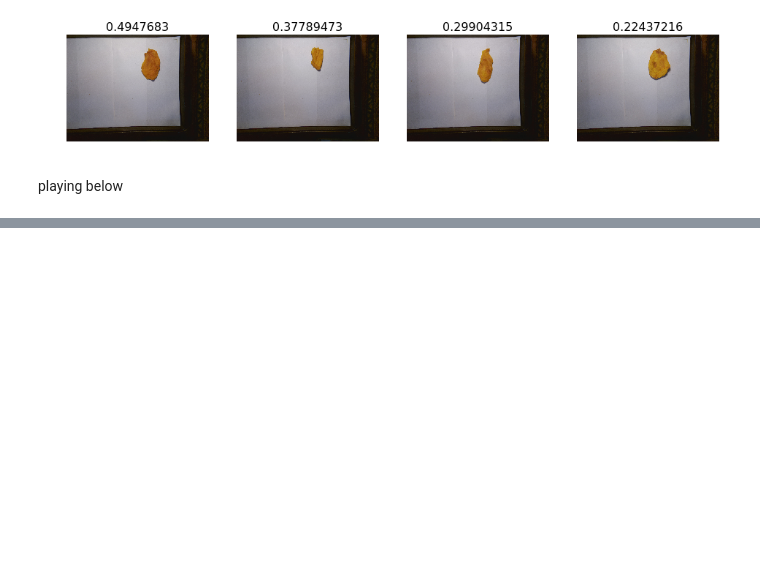
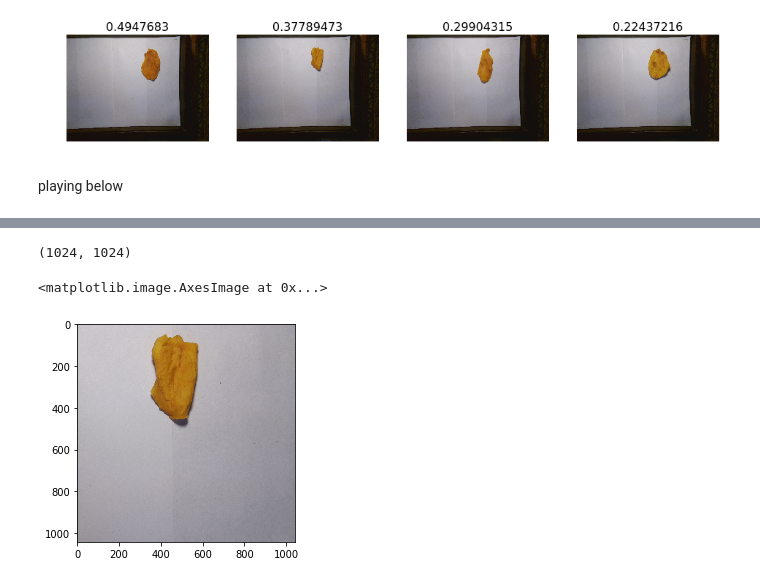
Before and after one commit to jonathanlittel/calimango, a Jupyter notebook: Mango_classification_exploration.ipynb, the cells around one changed output, grey strips where cells are left out. Saved outputs shown, nothing was run; the diff lists cells and outputs as text; code cells hidden in the pictures; blank space fills up the shorter version.

```diff
--- a/Mango_classification_exploration.ipynb
+++ b/Mango_classification_exploration.ipynb
@@ -223,0 +227,14 @@ AttributeError: 'numpy.ndarray' object has no attribute 'crop'
+# %%
+# img_test = Image.open(f'{PATH}valid/qual1/mango_2017-09-13 15:44:37.769756.jpg')
+img_test = Image.open(f'{PATH}valid/qual1/{files[1]}')
+area = (1000, 180, 2024, 1204)
+cropped_img = img_test.crop(area)  # The box is a 4-tuple defining the left, upper, right, and lower pixel
+#cropped_img.show()
+cropped_img.size
+# %% [output]
+(1024, 1024)
+# %%
+plt.imshow(cropped_img)
+# %% [output]
+<matplotlib.image.AxesImage at 0x...>
+[figure, added]
```
Also changed, not shown: parts of 19 cells of this notebook.
